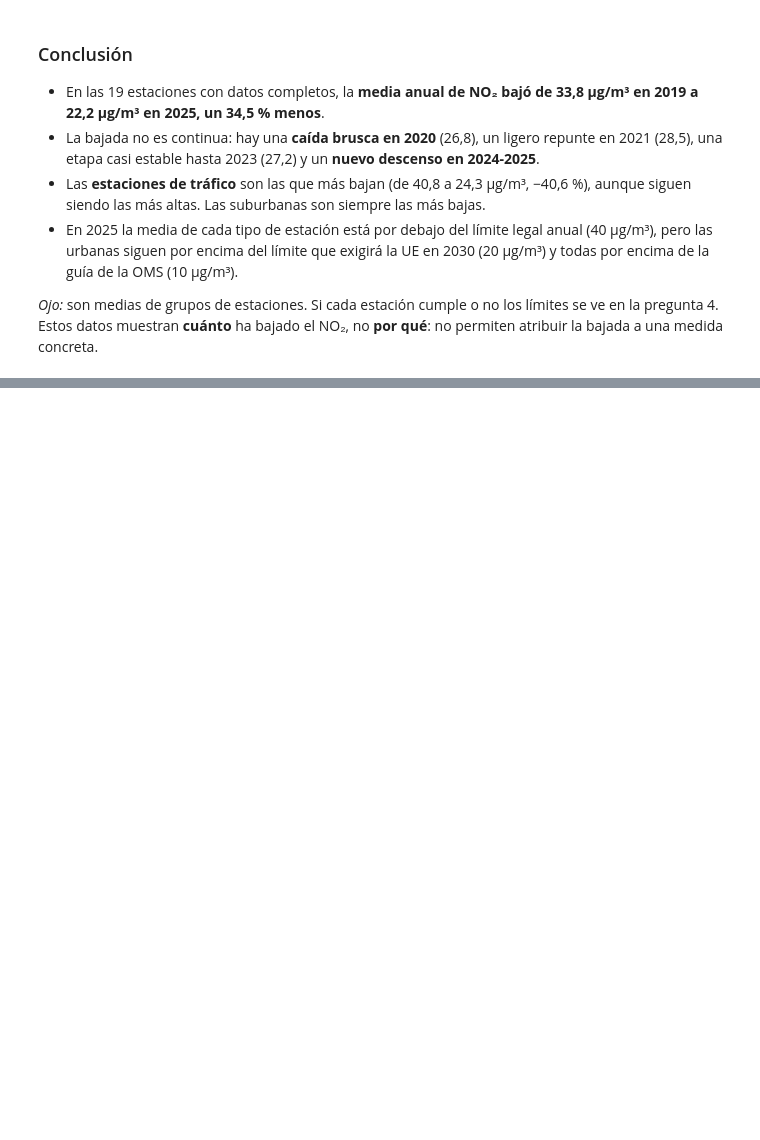
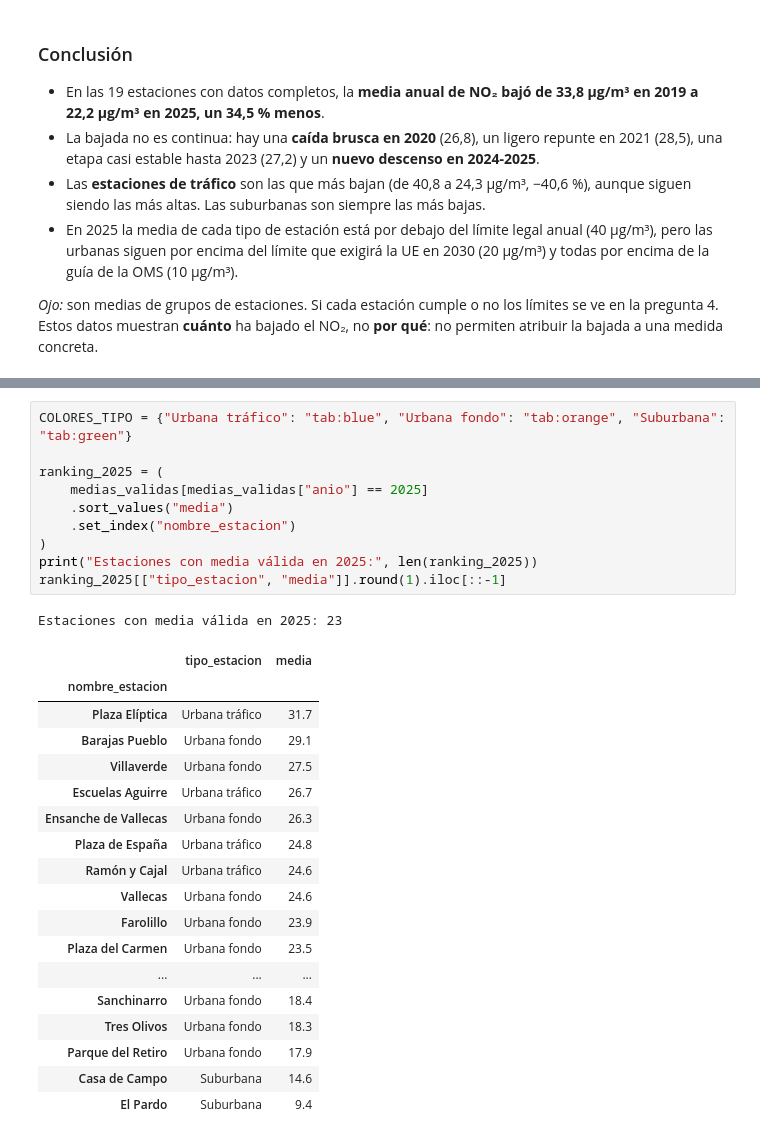
Before and after one commit to funki79/calidad-aire-madrid, a Jupyter notebook: notebooks/analisis.ipynb, the cells around one changed output, grey strips where cells are left out. Cells and saved outputs as stored; diff of their text form; blank space fills up the shorter version.

```diff
--- a/notebooks/analisis.ipynb
+++ b/notebooks/analisis.ipynb
@@ -360,0 +366,30 @@ bajada a una medida concreta.
+# %%
+COLORES_TIPO = {"Urbana tráfico": "tab:blue", "Urbana fondo": "tab:orange", "Suburbana": "tab:green"}
+
+ranking_2025 = (
+    medias_validas[medias_validas["anio"] == 2025]
+    .sort_values("media")
+    .set_index("nombre_estacion")
+)
+print("Estaciones con media válida en 2025:", len(ranking_2025))
+ranking_2025[["tipo_estacion", "media"]].round(1).iloc[::-1]
+# %% [output]
+Estaciones con media válida en 2025: 23
+|  | tipo_estacion | media |
+| nombre_estacion |  |  |
+| Plaza Elíptica | Urbana tráfico | 31.7 |
+| Barajas Pueblo | Urbana fondo | 29.1 |
+| Villaverde | Urbana fondo | 27.5 |
+| Escuelas Aguirre | Urbana tráfico | 26.7 |
+| Ensanche de Vallecas | Urbana fondo | 26.3 |
+| Plaza de España | Urbana tráfico | 24.8 |
+| Ramón y Cajal | Urbana tráfico | 24.6 |
+| Vallecas | Urbana fondo | 24.6 |
+| Farolillo | Urbana fondo | 23.9 |
+| Plaza del Carmen | Urbana fondo | 23.5 |
+| ... | ... | ... |
+| Sanchinarro | Urbana fondo | 18.4 |
+| Tres Olivos | Urbana fondo | 18.3 |
+| Parque del Retiro | Urbana fondo | 17.9 |
+| Casa de Campo | Suburbana | 14.6 |
+| El Pardo | Suburbana | 9.4 |
```
Also changed, not shown: parts of 7 cells of this notebook.
